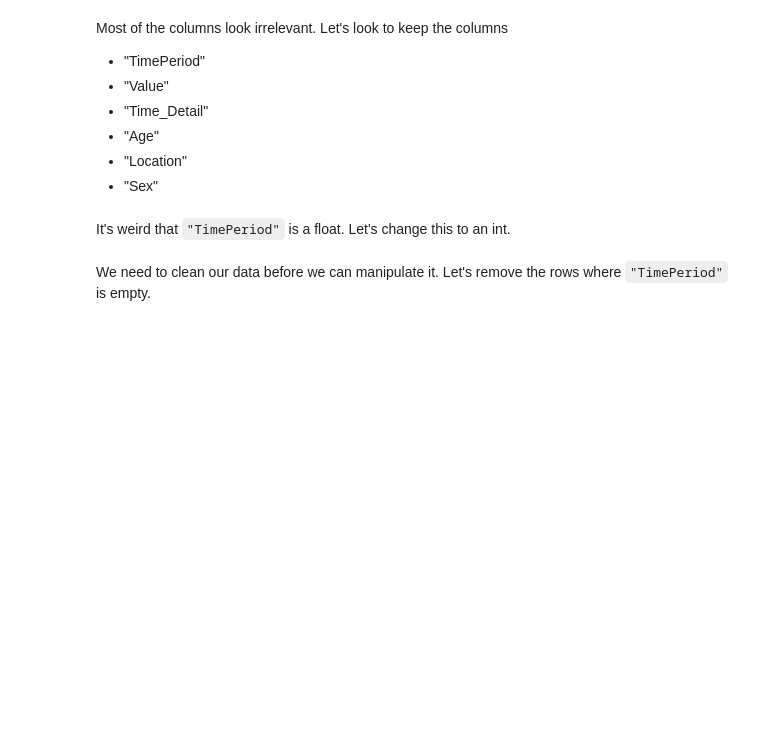
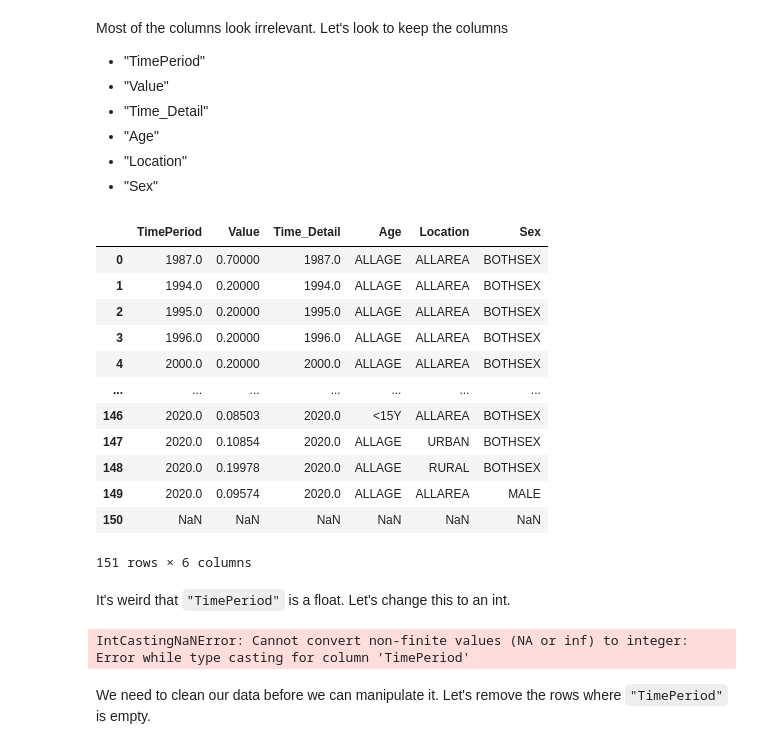
Before and after one commit to joshmaglione/CS102-Jupyter, a Jupyter notebook: 07_DataFrames.ipynb, the cells around one changed output. Saved outputs shown, nothing was run; the diff lists cells and outputs as text; code cells hidden in the pictures; blank space fills up the shorter version.

```diff
--- a/07_DataFrames.ipynb
+++ b/07_DataFrames.ipynb
@@ -48,17 +58,33 @@ Most of the columns look irrelevant. Let's look to keep the columns
 # %%
 df1 = df1[[
 	"TimePeriod",
 	"Value",
 	"Time_Detail",
 	"Age",
 	"Location",
 	"Sex"
 ]]
-df1.head()
+df1
+# %% [output]
+|  | TimePeriod | Value | Time_Detail | Age | Location | Sex |
+| 0 | 1987.0 | 0.70000 | 1987.0 | ALLAGE | ALLAREA | BOTHSEX |
+| 1 | 1994.0 | 0.20000 | 1994.0 | ALLAGE | ALLAREA | BOTHSEX |
+| 2 | 1995.0 | 0.20000 | 1995.0 | ALLAGE | ALLAREA | BOTHSEX |
+| 3 | 1996.0 | 0.20000 | 1996.0 | ALLAGE | ALLAREA | BOTHSEX |
+| 4 | 2000.0 | 0.20000 | 2000.0 | ALLAGE | ALLAREA | BOTHSEX |
+| ... | ... | ... | ... | ... | ... | ... |
+| 146 | 2020.0 | 0.08503 | 2020.0 | <15Y | ALLAREA | BOTHSEX |
+| 147 | 2020.0 | 0.10854 | 2020.0 | ALLAGE | URBAN | BOTHSEX |
+| 148 | 2020.0 | 0.19978 | 2020.0 | ALLAGE | RURAL | BOTHSEX |
+| 149 | 2020.0 | 0.09574 | 2020.0 | ALLAGE | ALLAREA | MALE |
+| 150 | NaN | NaN | NaN | NaN | NaN | NaN |
+151 rows × 6 columns
 # %% [markdown]
 It's weird that `"TimePeriod"` is a float. Let's change this to an int.
 # %%
-# df1.astype({"TimePeriod" : "i"})
+df1.astype({"TimePeriod" : "i"})
+# %% [output]
+IntCastingNaNError: Cannot convert non-finite values (NA or inf) to integer: Error while type casting for column 'TimePeriod'
 # %% [markdown]
 We need to clean our data before we can manipulate it. Let's remove the rows where `"TimePeriod"` is empty.
 # %%
```
Also changed, not shown: parts of 27 cells of this notebook, 9 other files.
